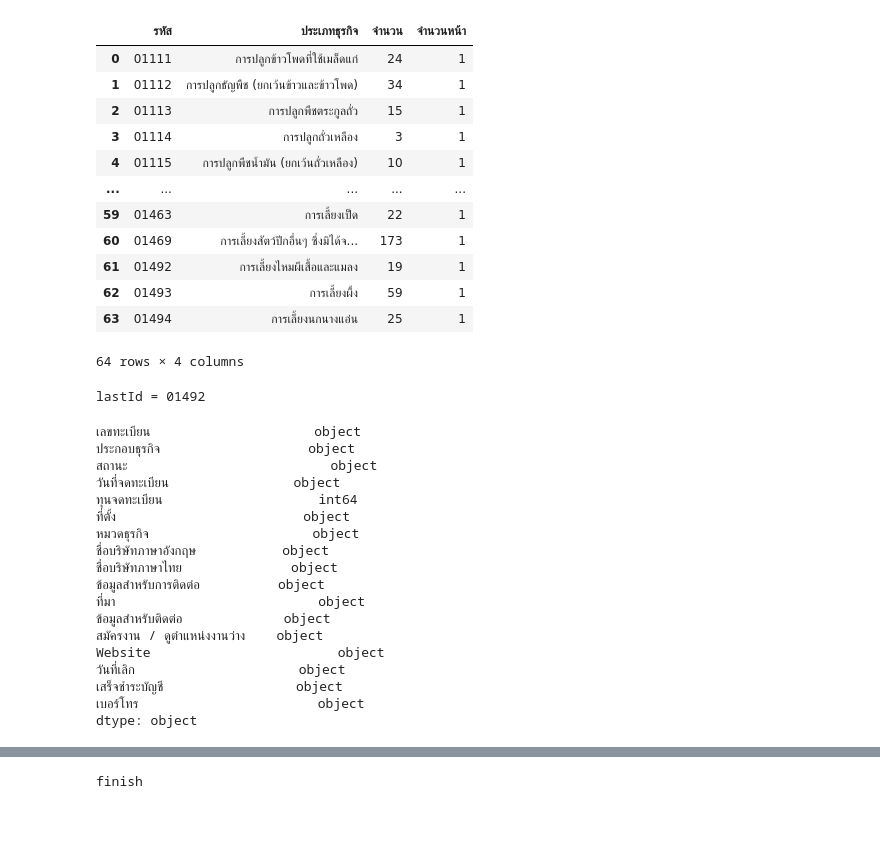
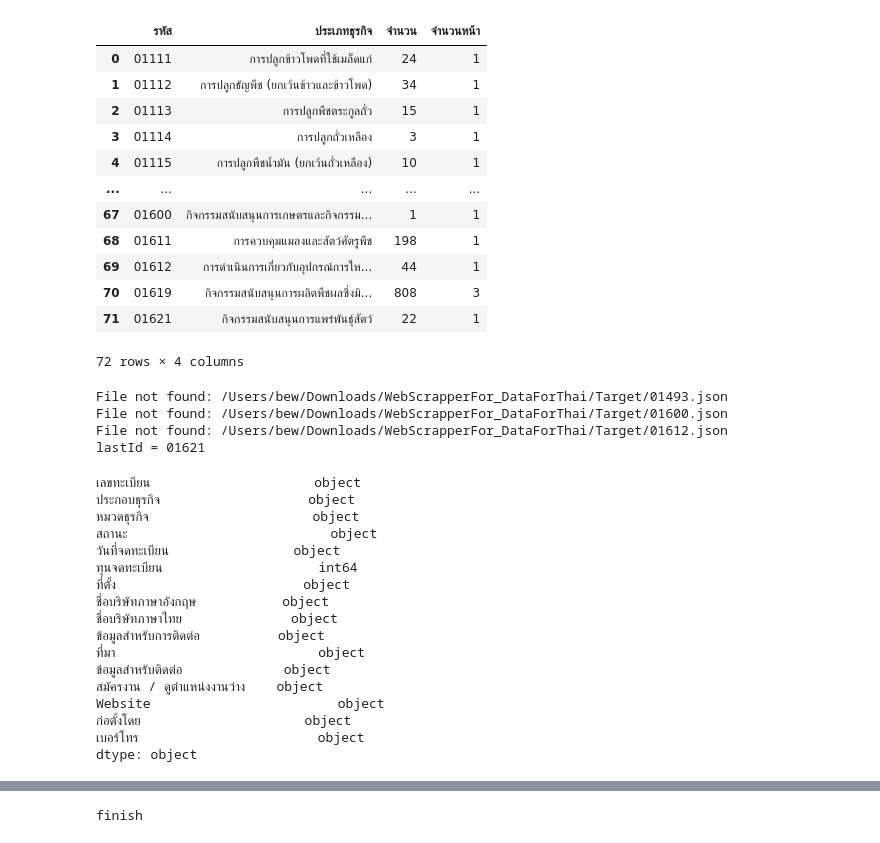
Before and after one commit to jesaya-tr/DataForThai_jupyter, a Jupyter notebook: DataForThai_Pandas&SubTopic/2_JSONfilter&mergeData.ipynb, the cells around one changed output, grey strips where cells are left out. Cells and saved outputs as stored; diff of their text form; code cells hidden in the pictures.

```diff
--- a/DataForThai_Pandas&SubTopic/2_JSONfilter&mergeData.ipynb
+++ b/DataForThai_Pandas&SubTopic/2_JSONfilter&mergeData.ipynb
@@ -10,39 +10,39 @@ from pandas import json_normalize
 # %%
 topic_file = '/Users/bew/Downloads/DataForThai_jupyter/DataForThai_Pandas&SubTopic/SubTopic_dataforthai.csv'
 topic_table = pd.read_csv(topic_file)
 
 
 topic_table['รหัส'] = topic_table['รหัส'].astype(str)
 # Function to add '0' to strings of length 4
 def add_zero(s):
     if len(s) == 4:
         return '0' + s
     else:
         return s
 # Applying the function to the DataFrame
 topic_table['รหัส'] = topic_table['รหัส'].apply(lambda x: add_zero(x))
 
 
 # topic_table.dtypes
-topic_table = topic_table[:64] # 1492
+topic_table = topic_table[:72] # 1621
 # topic_table = topic_table[topic_table['รหัส']=='01450']
 # print(topic_table)
 # max(topic_table['จำนวนหน้า'])
 topic_table
 # %% [output]
 |  | รหัส | ประเภทธุรกิจ | จำนวน | จำนวนหน้า |
 | 0 | 01111 | การปลูกข้าวโพดที่ใช้เมล็ดแก่ | 24 | 1 |
 | 1 | 01112 | การปลูกธัญพืช (ยกเว้นข้าวและข้าวโพด) | 34 | 1 |
 | 2 | 01113 | การปลูกพืชตระกูลถั่ว | 15 | 1 |
 | 3 | 01114 | การปลูกถั่วเหลือง | 3 | 1 |
 | 4 | 01115 | การปลูกพืชน้ำมัน (ยกเว้นถั่วเหลือง) | 10 | 1 |
 | ... | ... | ... | ... | ... |
-| 59 | 01463 | การเลี้ยงเป็ด | 22 | 1 |
-| 60 | 01469 | การเลี้ยงสัตว์ปีกอื่นๆ ซึ่งมิได้จ... | 173 | 1 |
-| 61 | 01492 | การเลี้ยงไหมผีเสื้อและแมลง | 19 | 1 |
-| 62 | 01493 | การเลี้ยงผึ้ง | 59 | 1 |
-| 63 | 01494 | การเลี้ยงนกนางแอ่น | 25 | 1 |
+| 67 | 01600 | กิจกรรมสนับสนุนการเกษตรและกิจกรรม... | 1 | 1 |
+| 68 | 01611 | การควบคุมแมลงและสัตว์ศัตรูพืช | 198 | 1 |
+| 69 | 01612 | การดำเนินการเกี่ยวกับอุปกรณ์การให... | 44 | 1 |
+| 70 | 01619 | กิจกรรมสนับสนุนการผลิตพืชผลซึ่งมิ... | 808 | 3 |
+| 71 | 01621 | กิจกรรมสนับสนุนการแพร่พันธุ์สัตว์ | 22 | 1 |
-64 rows × 4 columns
+72 rows × 4 columns
 # %%
 # topic_for_file = topic_table[topic_table['รหัส'] == no_topic]
 # topic_for_file
@@ -98,7 +98,10 @@ for index, row in topic_table.iterrows():
 
 print(f"lastId = {value1}")
 # %% [output]
-lastId = 01492
+File not found: /Users/bew/Downloads/WebScrapperFor_DataForThai/Target/01493.json
+File not found: /Users/bew/Downloads/WebScrapperFor_DataForThai/Target/01600.json
+File not found: /Users/bew/Downloads/WebScrapperFor_DataForThai/Target/01612.json
+lastId = 01621
 # %%
 # Reset the index of the final result DataFrame
 result = result.reset_index(drop=True)
@@ -148,11 +151,11 @@ result.dtypes
 # %% [output]
 เลขทะเบียน                     object
 ประกอบธุรกิจ                   object
+หมวดธุรกิจ                     object
 สถานะ                          object
 วันที่จดทะเบียน                object
 ทุนจดทะเบียน                    int64
 ที่ตั้ง                        object
-หมวดธุรกิจ                     object
 ชื่อบริษัทภาษาอังกฤษ           object
 ชื่อบริษัทภาษาไทย              object
 ข้อมูลสำหรับการติดต่อ          object
@@ -160,8 +163,7 @@ result.dtypes
 ข้อมูลสำหรับติดต่อ             object
 สมัครงาน / ดูตำแหน่งงานว่าง    object
 Website                        object
-วันที่เลิก                     object
-เสร็จชำระบัญชี                 object
+ก่อตั้งโดย                     object
 เบอร์โทร                       object
 dtype: object
 # %%
```
Also changed, not shown: parts of 1 cell of this notebook, 1 other file.
